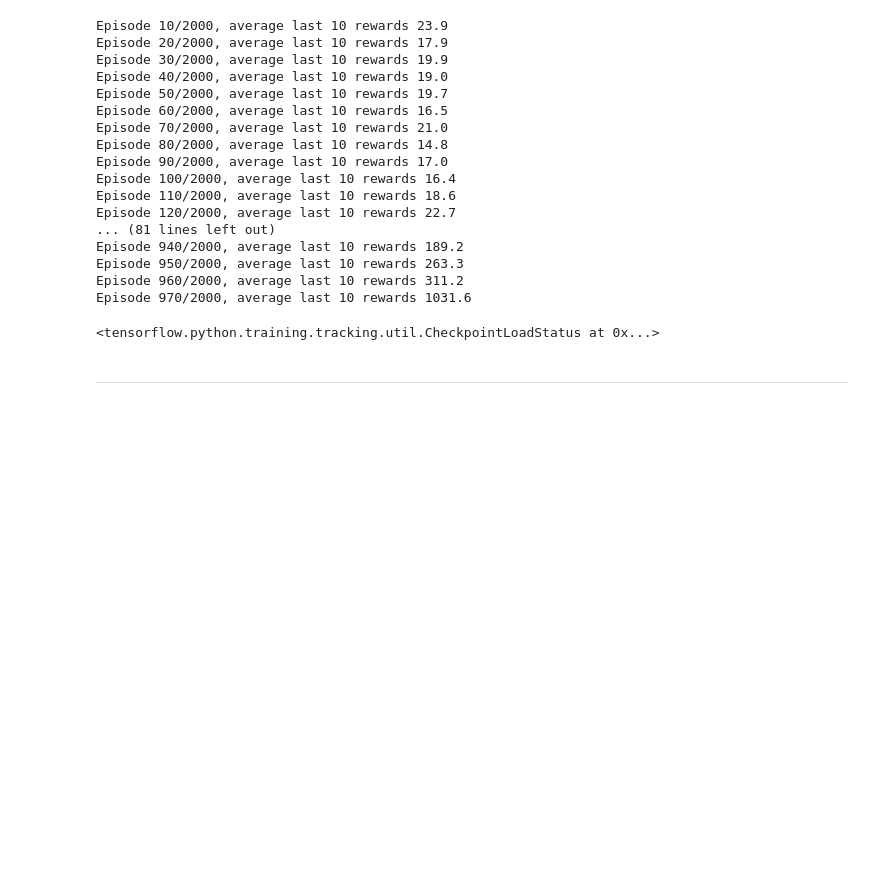
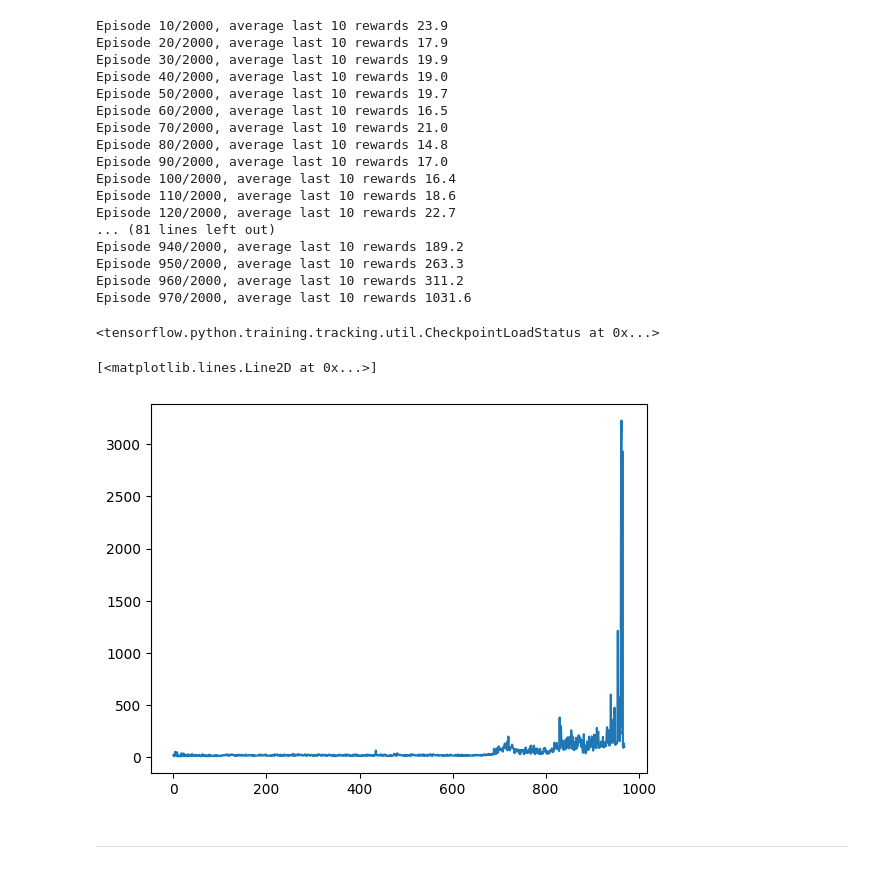
Before and after one commit to news-vt/eqmarl, a Jupyter notebook: q_qlearning_cirq.ipynb, the cells around one changed output. Cells and saved outputs as stored; diff of their text form; code cells hidden in the pictures; blank space fills up the shorter version.

Commit message:
Adds episode reward history plot

```diff
--- a/q_qlearning_cirq.ipynb
+++ b/q_qlearning_cirq.ipynb
@@ -761,6 +761,11 @@ model.save_weights('q_qlearning_cirq__weights')
 model.load_weights('q_qlearning_cirq__weights')
 # %% [output]
 <tensorflow.python.training.tracking.util.CheckpointLoadStatus at 0x...>
+# %%
+plt.plot(episode_reward_history)
+# %% [output]
+[<matplotlib.lines.Line2D at 0x...>]
+[figure, added]
 # %% [markdown]
 ----------
 # %% [markdown]
```
